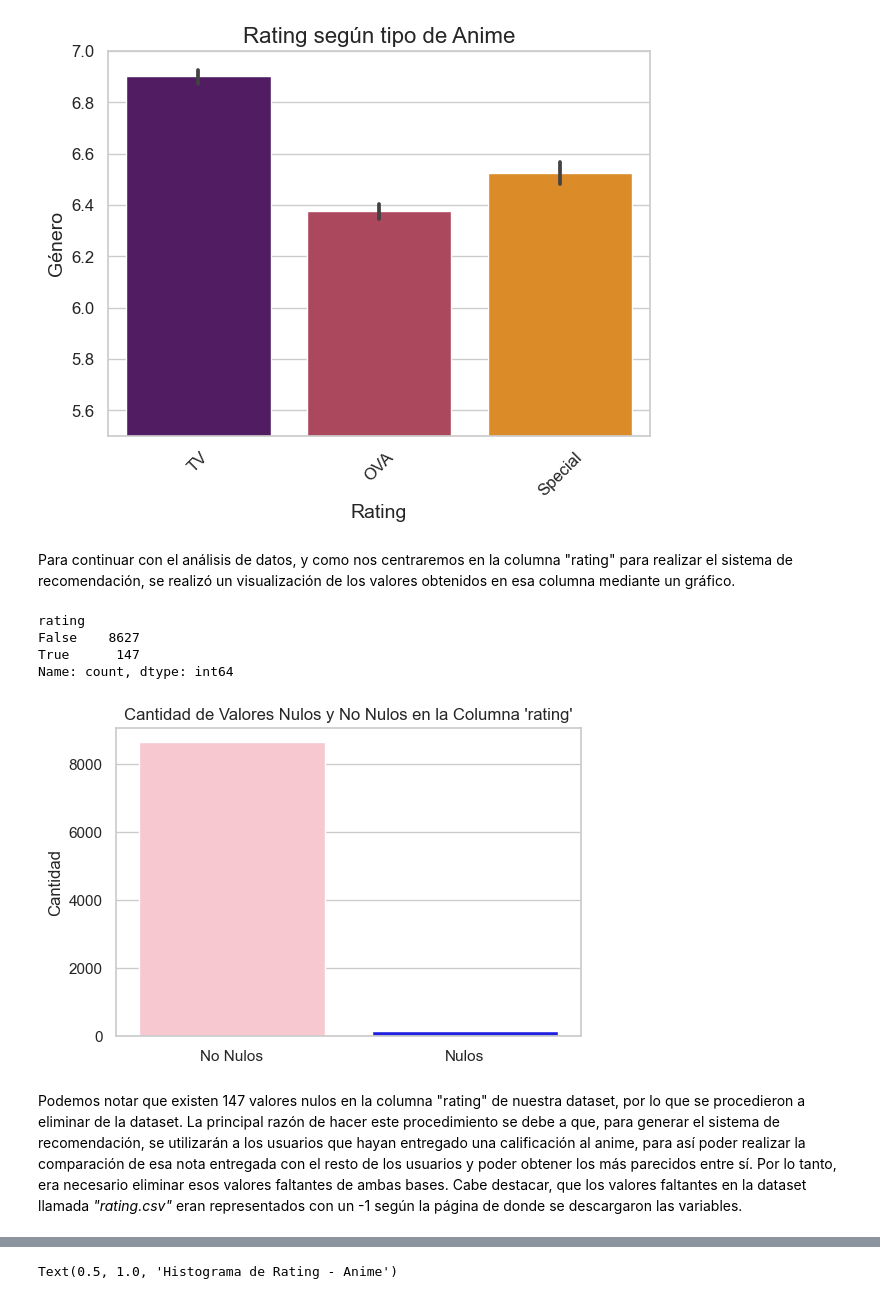
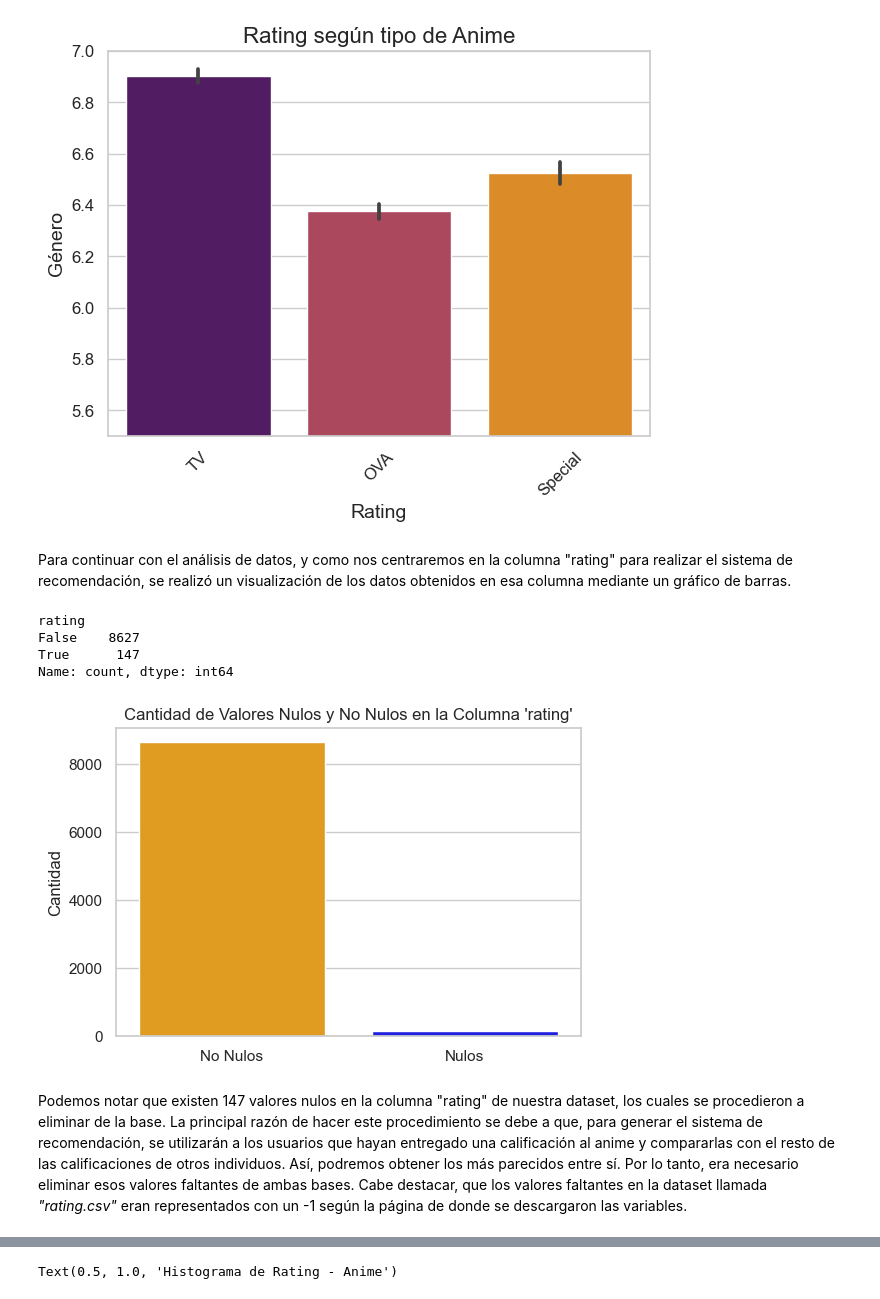
Before and after one commit to ffvilca/topicos_tarea-1, a Jupyter notebook: notebook.ipynb, the cells around one changed output, grey strips where cells are left out. Saved outputs shown, nothing was run; the diff lists cells and outputs as text; code cells hidden in the pictures.

```diff
--- a/notebook.ipynb
+++ b/notebook.ipynb
@@ -202,28 +204,28 @@ plt.ylim(5.5, 7)
 (5.5, 7.0)
 [figure]
 # %% [markdown]
-Para continuar con el análisis de datos, y como nos centraremos en la columna "rating" para realizar el sistema de recomendación, se realizó un visualización de los valores obtenidos en esa columna mediante un gráfico.
+Para continuar con el análisis de datos, y como nos centraremos en la columna "rating" para realizar el sistema de recomendación, se realizó un visualización de los datos obtenidos en esa columna mediante un gráfico de barras.
 # %%
 # Contar valores nulos y no nulos en la columna "rating"
 rating_contador = data["rating"].isnull().value_counts()
 display(rating_contador)
 
 # Graficamos
 plt.figure(figsize=(6, 4))
-sns.barplot(x=rating_contador.index, y=rating_contador.values, palette=["pink", "blue"])
+sns.barplot(x=rating_contador.index, y=rating_contador.values, palette=["orange", "blue"])
 plt.title("Cantidad de Valores Nulos y No Nulos en la Columna 'rating'")
 plt.xlabel("")
 plt.ylabel("Cantidad")
 plt.xticks([0, 1], ["No Nulos", "Nulos"])
 plt.show()
 # %% [output]
 rating
 False    8627
 True      147
 Name: count, dtype: int64
-[figure, old version]
+[figure, new version]
 # %% [markdown]
-Podemos notar que existen 147 valores nulos en la columna "rating" de nuestra dataset, por lo que se procedieron a eliminar de la dataset. La principal razón de hacer este procedimiento se debe a que, para generar el sistema de recomendación, se utilizarán a los usuarios que hayan entregado una calificación al anime, para así poder realizar la comparación de esa nota entregada con el resto de los usuarios y poder obtener los más parecidos entre sí. Por lo tanto, era necesario eliminar esos valores faltantes de ambas bases.
+Podemos notar que existen 147 valores nulos en la columna "rating" de nuestra dataset, los cuales se procedieron a eliminar de la base. La principal razón de hacer este procedimiento se debe a que, para generar el sistema de recomendación, se utilizarán a los usuarios que hayan entregado una calificación al anime y compararlas con el resto de las calificaciones de otros individuos. Así, podremos obtener los más parecidos entre sí. Por lo tanto, era necesario eliminar esos valores faltantes de ambas bases.
 Cabe destacar, que los valores faltantes en la dataset llamada *"rating.csv"* eran representados con un -1 según la página de donde se descargaron las variables.
 # %%
 # Eliminamos los valores nulos de la columna rating
```
Also changed, not shown: parts of 7 cells of this notebook.
